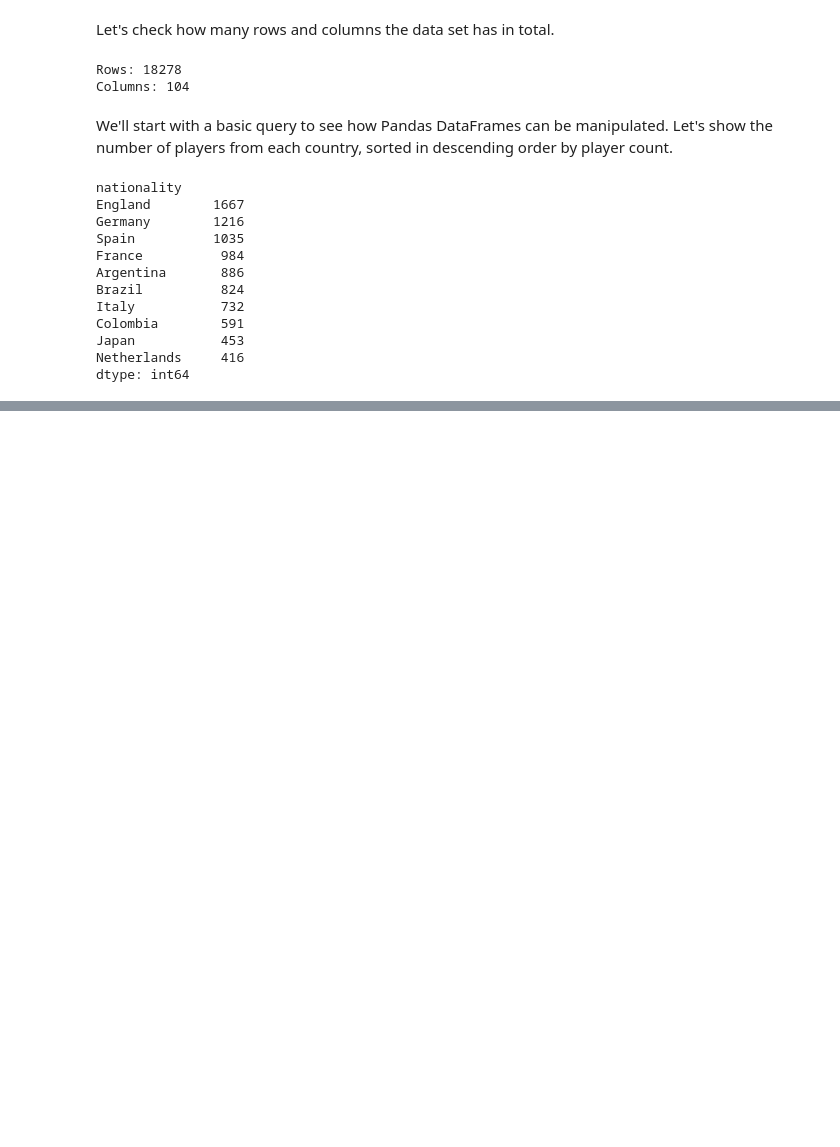
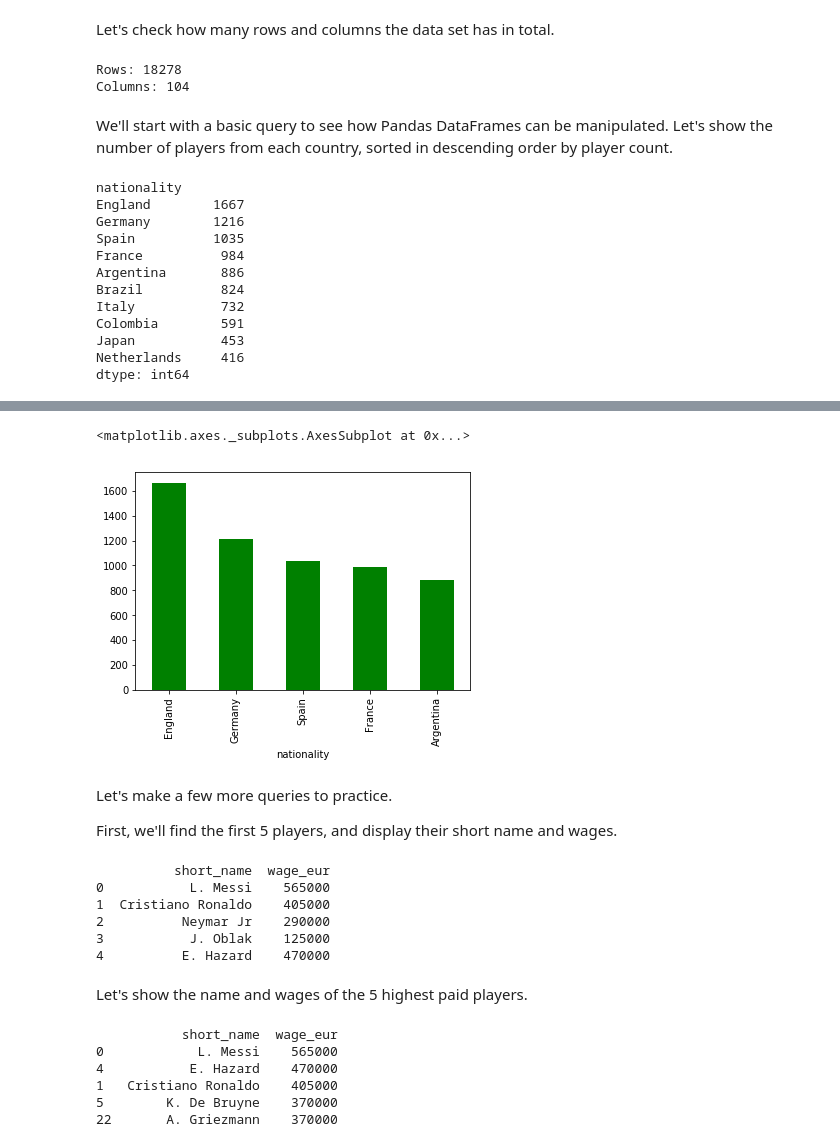
Before and after one commit to NicholasCrossman/python-pandas-fifa-queries, a Jupyter notebook: fifa.ipynb, the cells around one changed output, grey strips where cells are left out. Cells and saved outputs as stored; diff of their text form; code cells hidden in the pictures; blank space fills up the shorter version.

Commit message:
Finished all required queries.

```diff
--- a/fifa.ipynb
+++ b/fifa.ipynb
@@ -72,0 +84,36 @@ We use `head(10)` to select the first 10 players from this resulting DataFrame.
+# %%
+import matplotlib.pyplot as plt
+
+plt.figure() # sets up the canvas
+# get the top 5 countries
+players_by_country_plot = data.groupby("nationality").size().sort_values(ascending=False).head()
+players_by_country_plot.plot.bar(color='green')
+# %% [output]
+<matplotlib.axes._subplots.AxesSubplot at 0x...>
+[figure, added]
+# %% [markdown]
+Let's make a few more queries to practice.
+
+First, we'll find the first 5 players, and display their short name and wages.
+# %%
+name_and_wages = data.head()[['short_name', 'wage_eur']]
+print(name_and_wages)
+# %% [output]
+          short_name  wage_eur
+0           L. Messi    565000
+1  Cristiano Ronaldo    405000
+2          Neymar Jr    290000
+3           J. Oblak    125000
+4          E. Hazard    470000
+# %% [markdown]
+Let's show the name and wages of the 5 highest paid players.
+# %%
+name_and_wages_by_salary = data.sort_values('wage_eur', ascending=False).head()[['short_name', 'wage_eur']]
+print(name_and_wages_by_salary)
+# %% [output]
+           short_name  wage_eur
+0            L. Messi    565000
+4           E. Hazard    470000
+1   Cristiano Ronaldo    405000
+5        K. De Bruyne    370000
+22       A. Griezmann    370000
```
Also changed, not shown: parts of 25 cells of this notebook.
